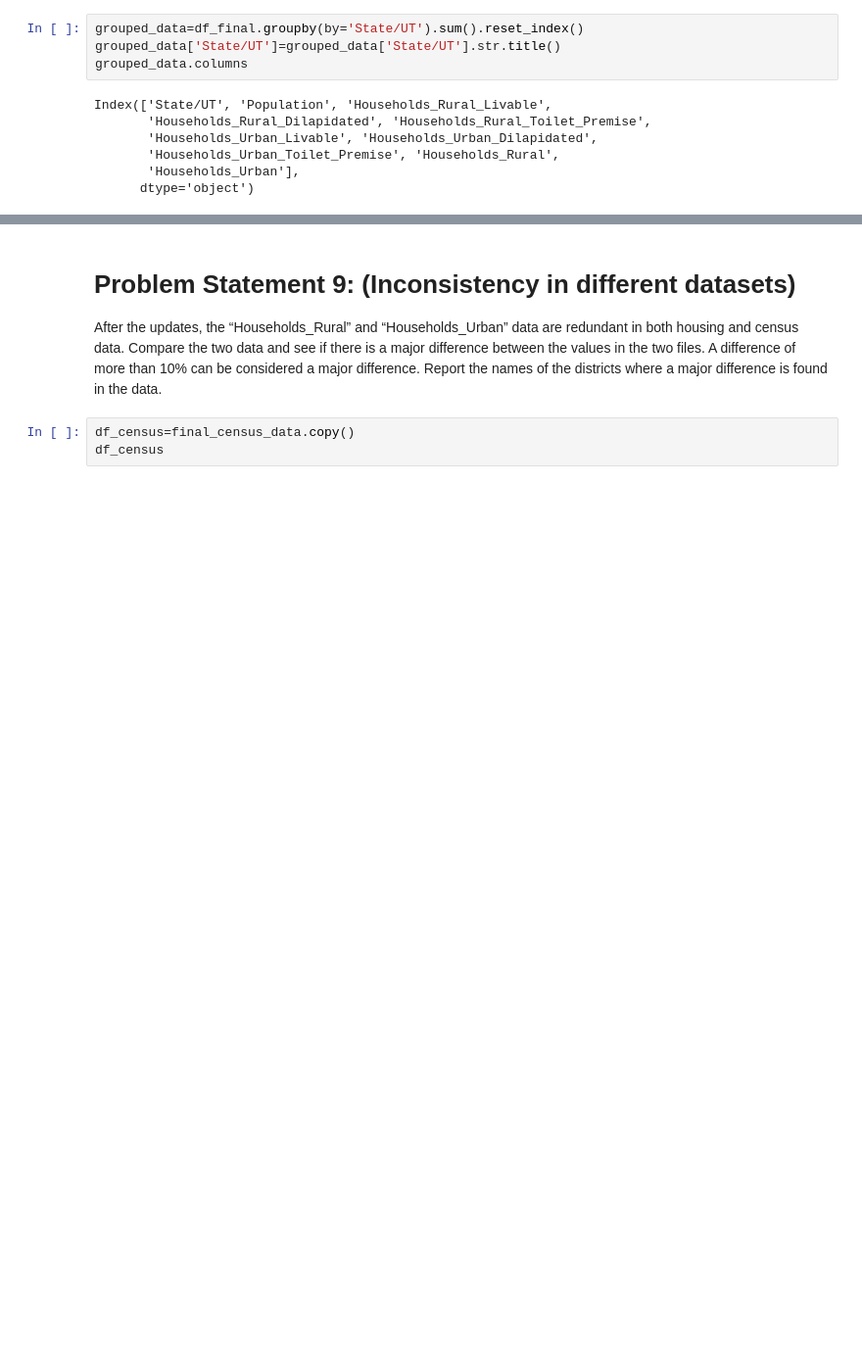
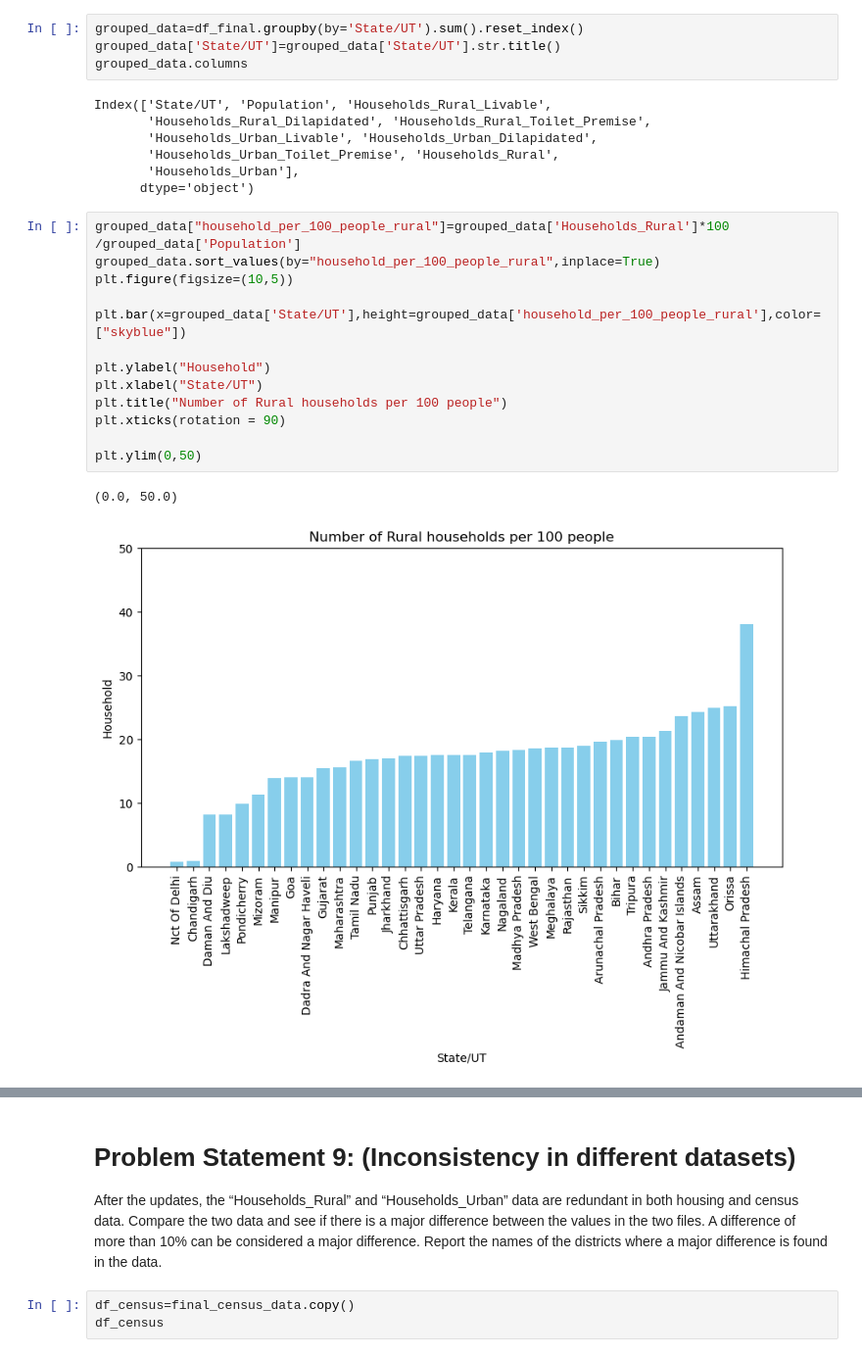
Before and after one commit to LokeshKumar4/Analysis_Census_healthcare, a Jupyter notebook: project1.ipynb, the cells around one changed output, grey strips where cells are left out. Shown at 98% size. Saved outputs shown, nothing was run; the diff lists cells and outputs as text; blank space fills up the shorter version.

```diff
--- a/project1.ipynb
+++ b/project1.ipynb
@@ -1181,4 +1224,20 @@ Index(['State/UT', 'Population', 'Households_Rural_Livable',
        'Households_Urban_Toilet_Premise', 'Households_Rural',
        'Households_Urban'],
       dtype='object')
+# %%
+grouped_data["household_per_100_people_rural"]=grouped_data['Households_Rural']*100 /grouped_data['Population']
+grouped_data.sort_values(by="household_per_100_people_rural",inplace=True)
+plt.figure(figsize=(10,5))
+
+plt.bar(x=grouped_data['State/UT'],height=grouped_data['household_per_100_people_rural'],color=["skyblue"])
+
+plt.ylabel("Household")
+plt.xlabel("State/UT")
+plt.title("Number of Rural households per 100 people")
+plt.xticks(rotation = 90)
+
+plt.ylim(0,50)
+# %% [output]
+(0.0, 50.0)
+[figure, added]
 # %%
```
Also changed, not shown: parts of 15 cells of this notebook, 3 other files.
